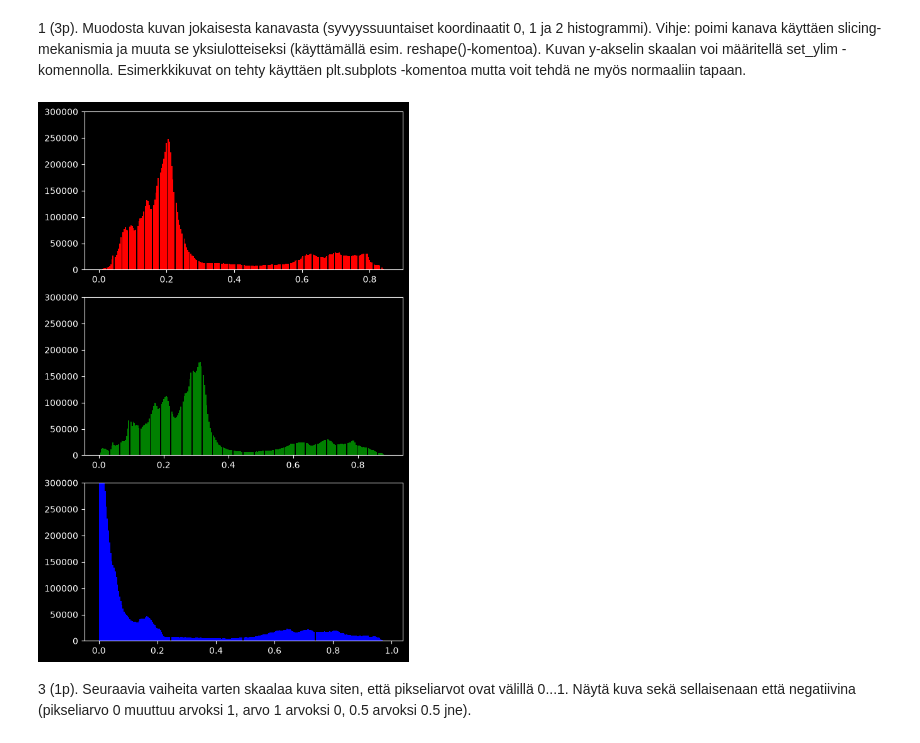
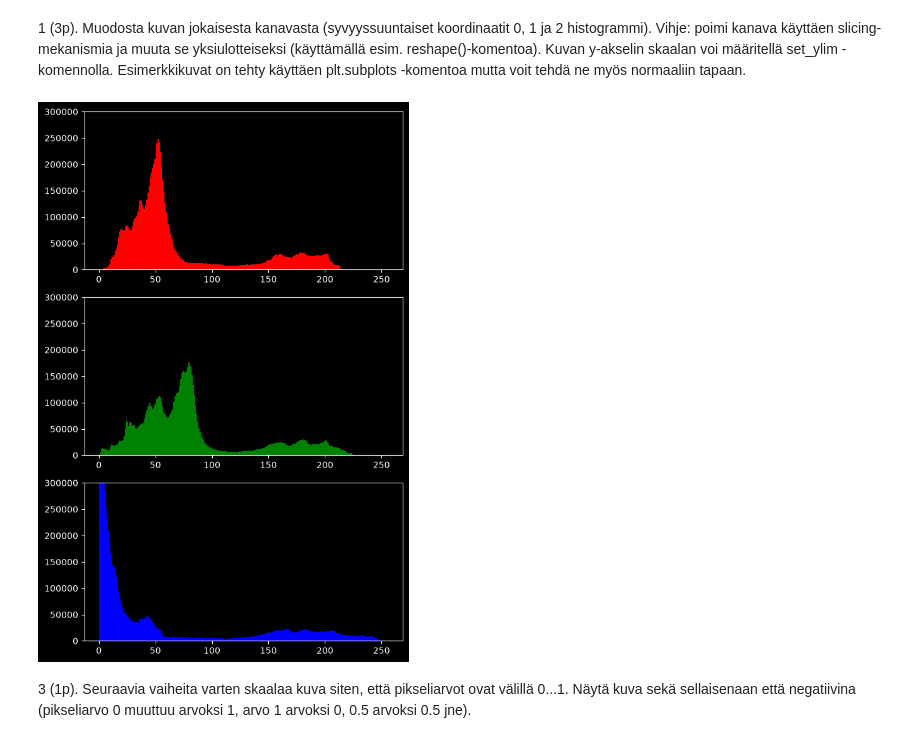
Before and after one commit to jallu123/Python_ohjelmoinnin_jatkokurssi, a Jupyter notebook: Tehtävät/tehtävä07.ipynb, the cells around one changed output. Cells and saved outputs as stored; diff of their text form; code cells hidden in the pictures.

```diff
--- a/Tehtävät/tehtävä07.ipynb
+++ b/Tehtävät/tehtävä07.ipynb
@@ -28,21 +28,22 @@ Kuvataulukon elementtien määrä: 27000000
 # %%
 fig, akselit = plt.subplots(3, 1, figsize=(6, 9))
 
 for i in range(3):
     kanava = kuva[:, :, i].reshape(-1)
 
     akselit[i].hist(
         kanava,
         bins=256,
+        range=(0, 256),
         color=["red", "green", "blue"][i]
     )
 
     akselit[i].set_ylim(0, 300000)
 
 plt.tight_layout()
 plt.show()
 # %% [output]
-[figure, old version]
+[figure, new version]
 # %% [markdown]
 3 (1p). Seuraavia vaiheita varten skaalaa kuva siten, että pikseliarvot ovat välillä 0...1. Näytä kuva sekä sellaisenaan että negatiivina (pikseliarvo 0 muuttuu arvoksi 1, arvo 1 arvoksi 0, 0.5 arvoksi 0.5 jne).
 # %%
```
Also changed, not shown: parts of 11 cells of this notebook, 4 other files.
